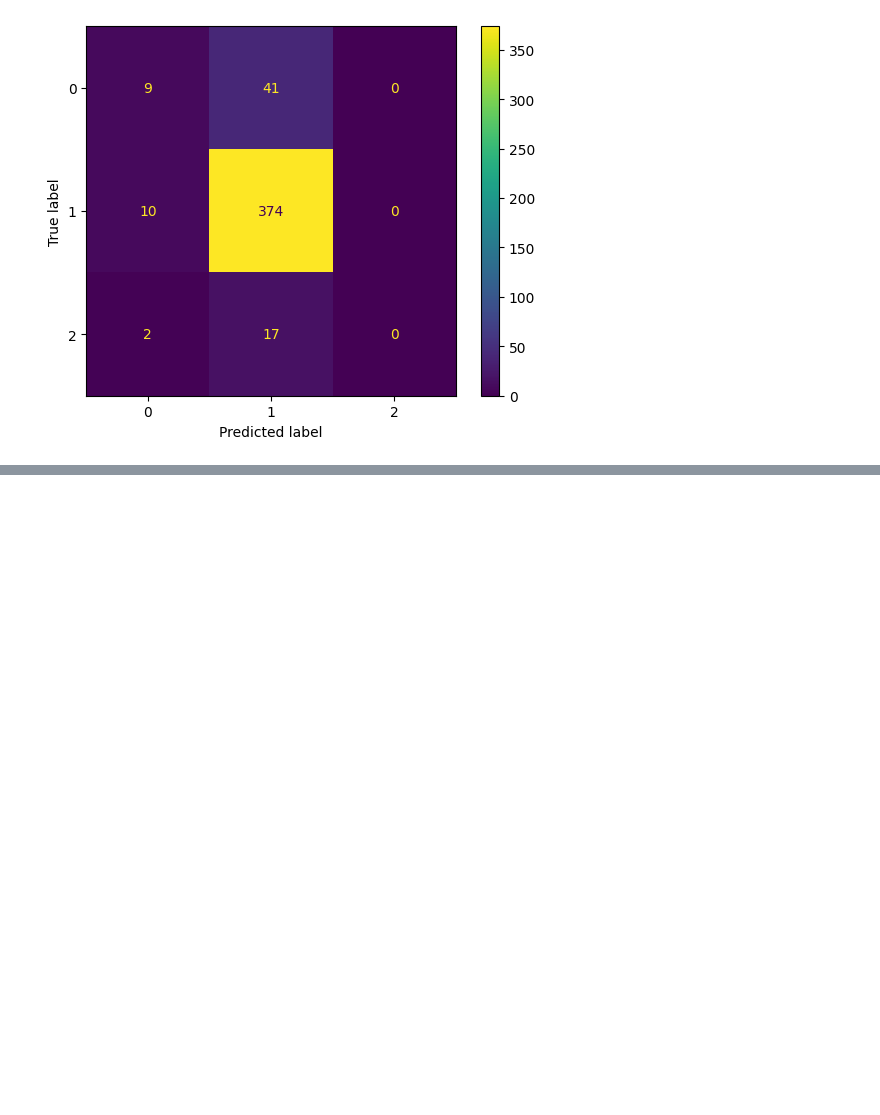
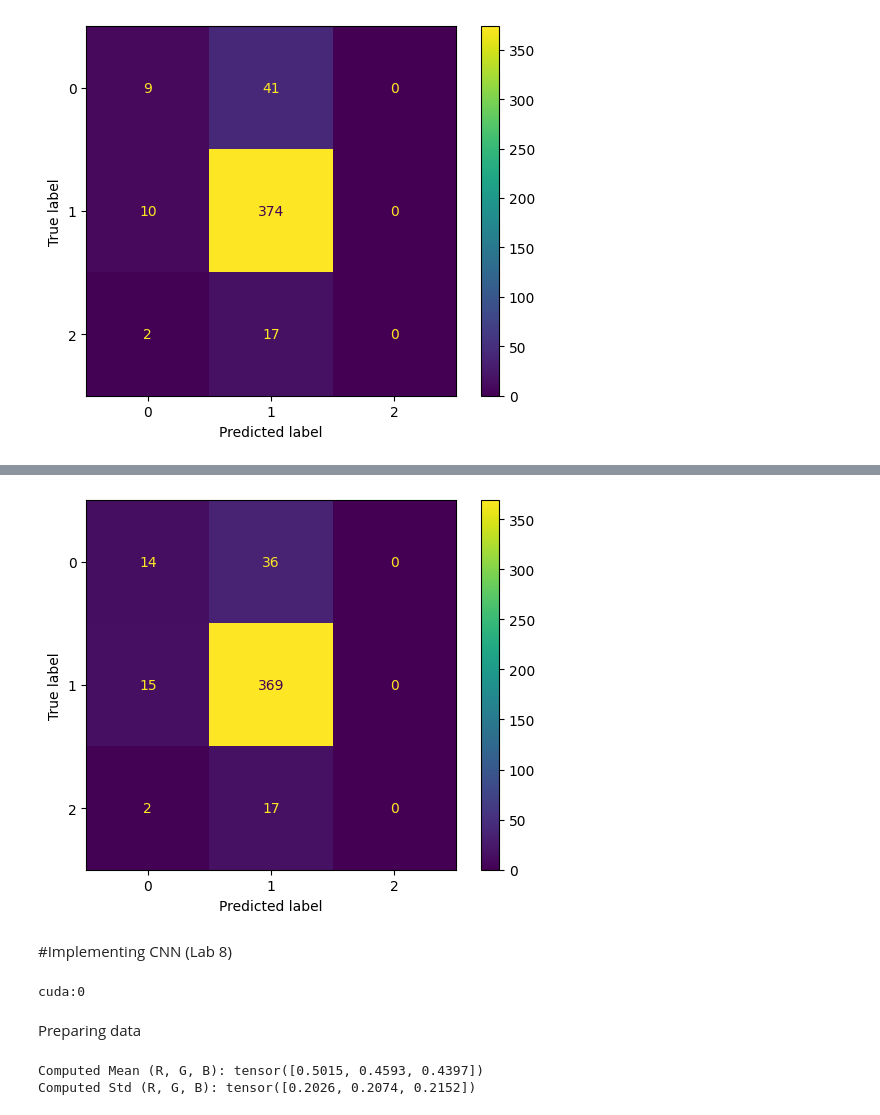
Before and after one commit to sa06840/FaceCoveringDetection, a Jupyter notebook: courseworkCode.ipynb, the cells around one changed output, grey strips where cells are left out. Saved outputs shown, nothing was run; the diff lists cells and outputs as text; code cells hidden in the pictures; blank space fills up the shorter version.

```diff
--- a/courseworkCode.ipynb
+++ b/courseworkCode.ipynb
@@ -289,0 +318,5 @@ plt.show()
+# %%
+kValues = [15, 30, 45, 60]
+
+hidden_layer_sizes = [(50,), (100,), (100, 50)]
+learning_rate_init = [0.001, 0.01, 0.1]
@@ -289,0 +394,3 @@ plt.show()
+# %%
+bestMLPK = bestMLPParams['k']
+kmeansBestMLP = KMeans(n_clusters=bestMLPK, n_init='auto', random_state=42).fit(descriptorsTrainArray)
@@ -289,0 +399,24 @@ plt.show()
+# %%
+histogramTestList = []
+
+for i in range(len(xTest)):
+    img = img_as_ubyte(color.rgb2gray(xTest[i]))
+    kp, des = sift.detectAndCompute(img, None)
+
+    if des is not None:
+        hist = np.zeros(k)
+        idx = kmeansBestMLP.predict(des)
+        for j in idx:
+            hist[j] = hist[j] + (1 / len(des))
+        # hist = scale.transform(hist.reshape(1, -1))
+        histogramTestList.append(hist)
+    else:
+        histogramTestList.append(None)
+
+# Remove potential cases of images with no descriptors
+idxNotEmpty = [i for i, x in enumerate(histogramTestList) if x is not None]
+histogramTestList = [histogramTestList[i] for i in idxNotEmpty]
+yTestUpdated = [yTest[i] for i in idxNotEmpty]
+histogramTestArray = np.vstack(histogramTestList)
+# %%
+yPred = bestMLPClassifier.predict(histogramTestArray).tolist()
@@ -289,0 +449,45 @@ plt.show()
+# %%
+classLabels = ['0', '1', '2']
+cm = confusion_matrix(yTestUpdated, yPred)
+disp = ConfusionMatrixDisplay(confusion_matrix=cm, display_labels=classLabels)
+disp.plot()
+plt.show()
+# %% [output]
+[figure, added]
+# %% [markdown]
+#Implementing CNN (Lab 8)
+# %%
+import torch
+
+device = torch.device("cuda:0" if torch.cuda.is_available() else "cpu")
+
+# Assuming that we are on a CUDA machine, this should print a CUDA device:
+print(device)
+# %% [output]
+cuda:0
+# %% [markdown]
+Preparing data
+# %%
+def computeMeanStd(images):
+    mean = torch.zeros(3)
+    std = torch.zeros(3)
+    totalSamples = 0
+
+    for img in images:
+        img_tensor = torch.tensor(img, dtype=torch.float32) / 255.0
+        img_tensor = img_tensor.permute(2, 0, 1)
+        mean += img_tensor.mean(dim=[1, 2])
+        std += img_tensor.std(dim=[1, 2])
+        totalSamples += 1
+
+    mean /= totalSamples
+    std /= totalSamples
+    return mean, std
+
+
+dataMeans, dataStds = computeMeanStd(xTrain)
+print("Computed Mean (R, G, B):", dataMeans)
+print("Computed Std (R, G, B):", dataStds)
+# %% [output]
+Computed Mean (R, G, B): tensor([0.5015, 0.4593, 0.4397])
+Computed Std (R, G, B): tensor([0.2026, 0.2074, 0.2152])
```
Also changed, not shown: parts of 32 cells of this notebook, 1 other file.
